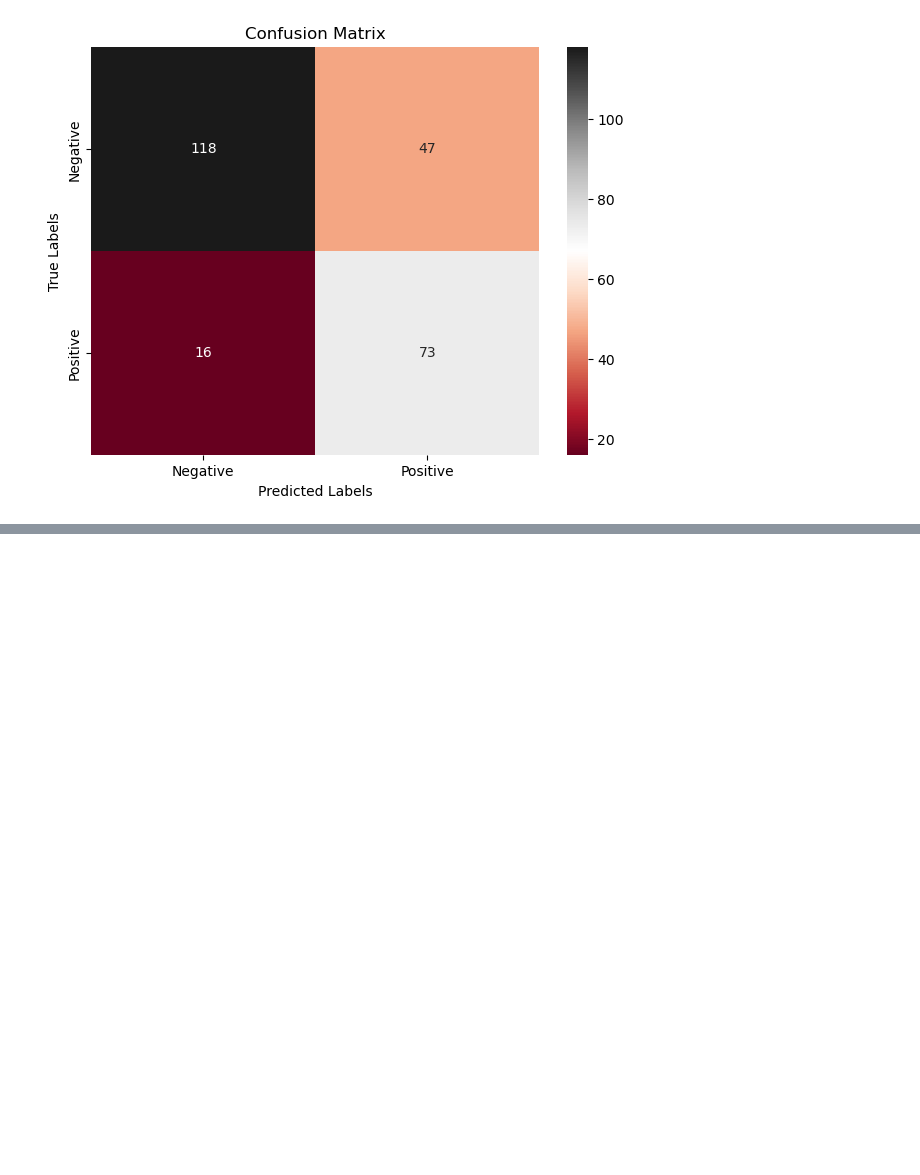
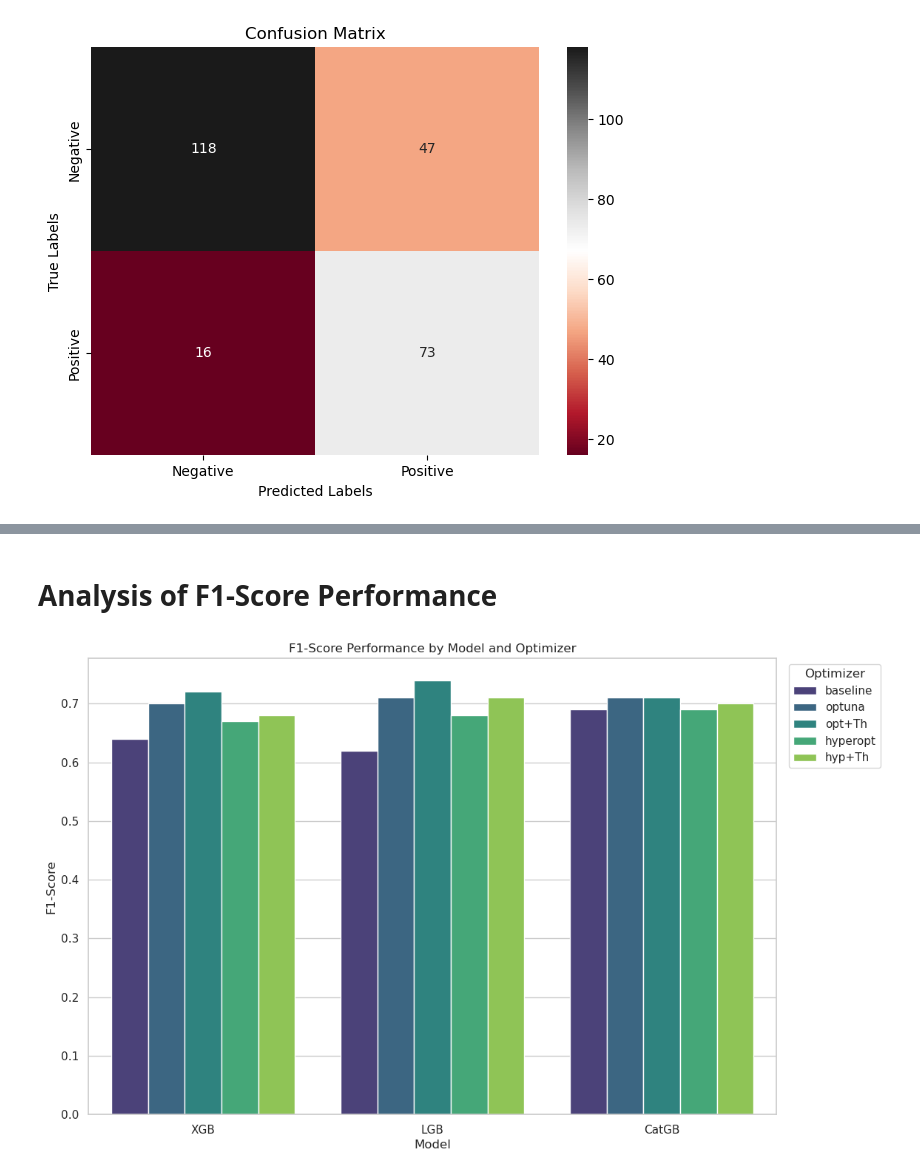
Before and after one commit to Al-1n/Diabetes_Classification, a Jupyter notebook: Diabetes_classification_ADASYN.ipynb, the cells around one changed output, grey strips where cells are left out. Drawn from its saved outputs; the diff is of its cells as text; code cells hidden in the pictures; blank space fills up the shorter version.

```diff
--- a/Diabetes_classification_ADASYN.ipynb
+++ b/Diabetes_classification_ADASYN.ipynb
@@ -1887,0 +1916,20 @@ test_results
+# %% [markdown]
+# Analysis of F1-Score Performance
+# %%
+# Create a grouped bar plot for f1-score
+plt.figure(figsize=(12, 8))
+sns.barplot(data=test_results, x='Model', y='f1-score', hue='Optimizer', palette='viridis')
+
+# Add titles and labels
+plt.title('F1-Score Performance by Model and Optimizer')
+plt.xlabel('Model')
+plt.ylabel('F1-Score')
+plt.legend(title='Optimizer', bbox_to_anchor=(1.01, 1))
+
+# Export the graph as an image
+plt.savefig('./img/f1_score_bar_plot.png')
+
+# Show plot
+plt.show()
+# %% [output]
+[figure, added]
```
Also changed, not shown: parts of 11 cells of this notebook, 12 other files.
